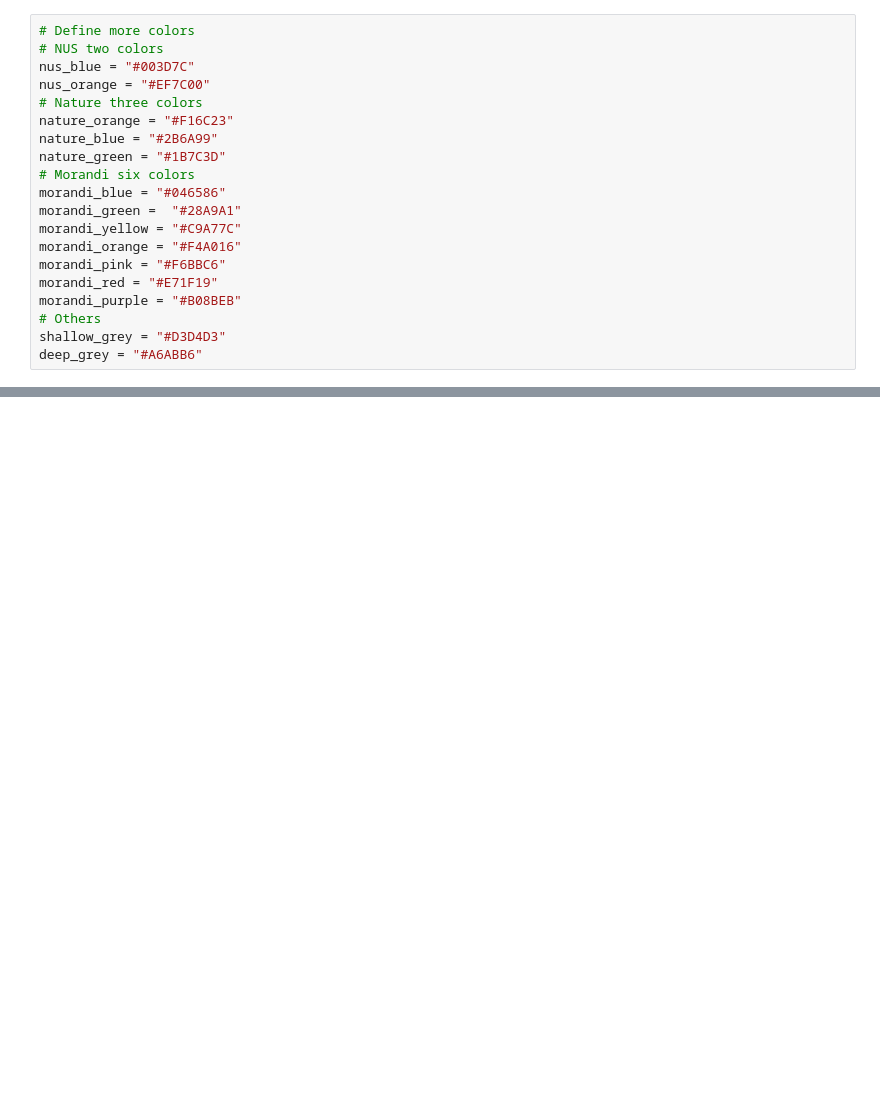
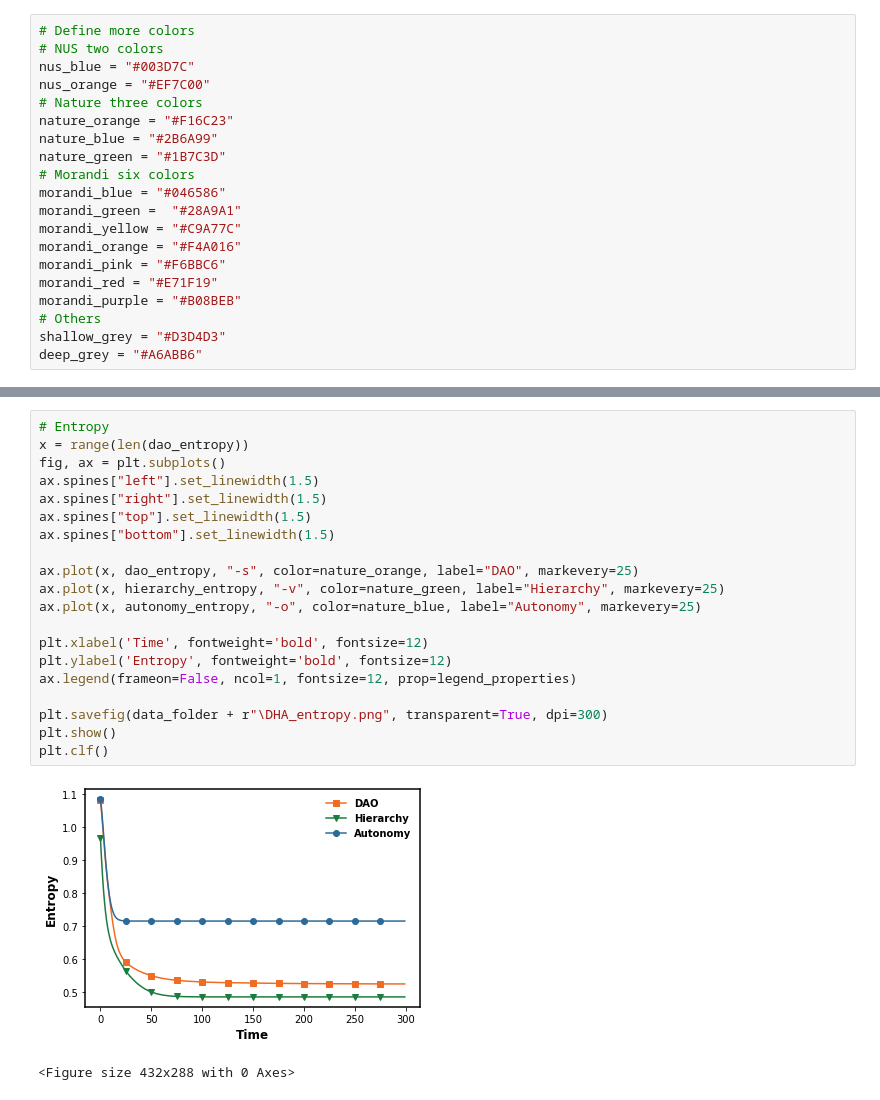
Before and after one commit to GrandJune/DAOs, a Jupyter notebook: V4/DHA/Evaluator.ipynb, the cells around one changed output, grey strips where cells are left out. Cells and saved outputs as stored; diff of their text form; blank space fills up the shorter version.

```diff
--- a/V4/DHA/Evaluator.ipynb
+++ b/V4/DHA/Evaluator.ipynb
@@ -210 +246,24 @@ plt.clf()
 <Figure size 432x288 with 0 Axes>
+# %%
+# Entropy
+x = range(len(dao_entropy))
+fig, ax = plt.subplots()
+ax.spines["left"].set_linewidth(1.5)
+ax.spines["right"].set_linewidth(1.5)
+ax.spines["top"].set_linewidth(1.5)
+ax.spines["bottom"].set_linewidth(1.5)
+
+ax.plot(x, dao_entropy, "-s", color=nature_orange, label="DAO", markevery=25)
+ax.plot(x, hierarchy_entropy, "-v", color=nature_green, label="Hierarchy", markevery=25)
+ax.plot(x, autonomy_entropy, "-o", color=nature_blue, label="Autonomy", markevery=25)
+
+plt.xlabel('Time', fontweight='bold', fontsize=12)
+plt.ylabel('Entropy', fontweight='bold', fontsize=12)
+ax.legend(frameon=False, ncol=1, fontsize=12, prop=legend_properties)
+
+plt.savefig(data_folder + r"\DHA_entropy.png", transparent=True, dpi=300)
+plt.show()
+plt.clf()
+# %% [output]
+[figure, added]
+<Figure size 432x288 with 0 Axes>
```
Also changed, not shown: parts of 7 cells of this notebook, 15 other files.
